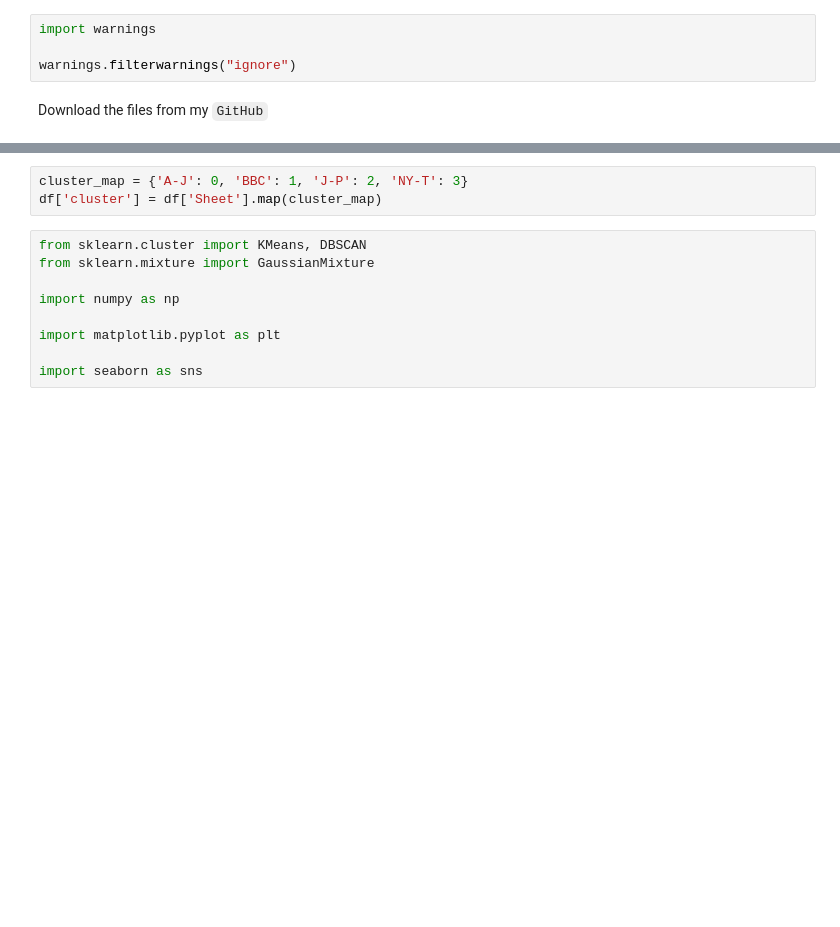
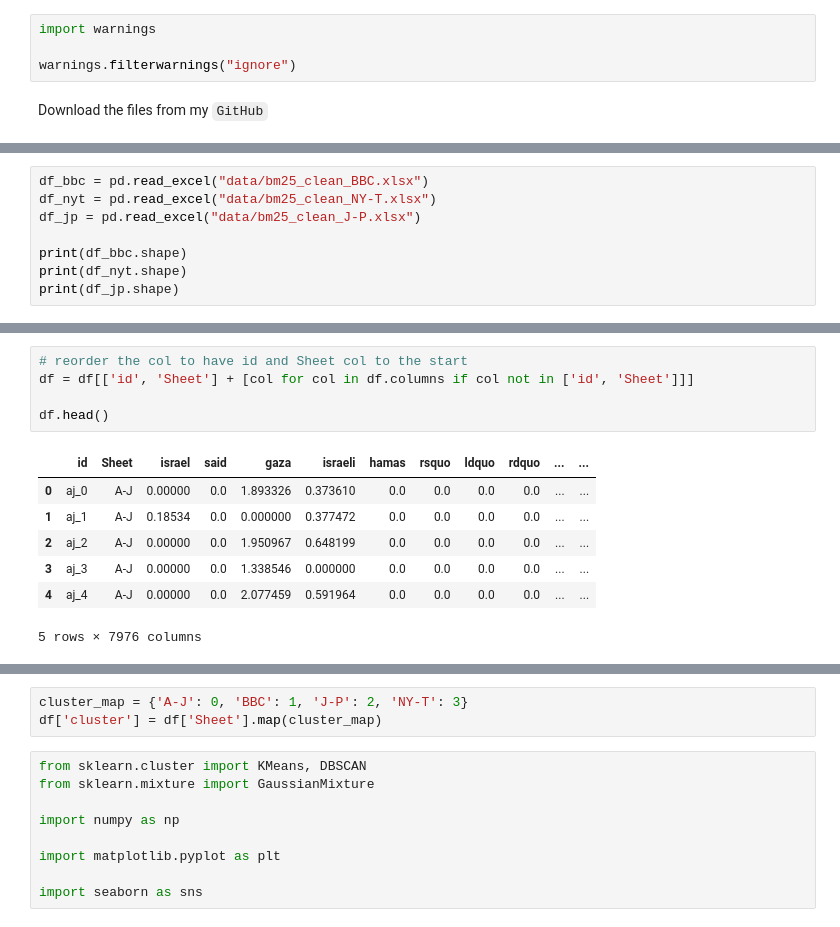
Before and after one commit to dattali18/IR_Assignments, a Jupyter notebook: Assignment.02/notebooks/IR_02_Clustering_TFIDF.ipynb, the cells around one changed output, grey strips where cells are left out. Cells and saved outputs as stored; diff of their text form; blank space fills up the shorter version.

```diff
--- a/Assignment.02/notebooks/IR_02_Clustering_TFIDF.ipynb
+++ b/Assignment.02/notebooks/IR_02_Clustering_TFIDF.ipynb
@@ -90,0 +104,8 @@ df.head()
+# %%
+df_bbc = pd.read_excel("data/bm25_clean_BBC.xlsx")
+df_nyt = pd.read_excel("data/bm25_clean_NY-T.xlsx")
+df_jp = pd.read_excel("data/bm25_clean_J-P.xlsx")
+
+print(df_bbc.shape)
+print(df_nyt.shape)
+print(df_jp.shape)
@@ -90,0 +156,13 @@ df.head()
+# %%
+# reorder the col to have id and Sheet col to the start
+df = df[['id', 'Sheet'] + [col for col in df.columns if col not in ['id', 'Sheet']]]
+
+df.head()
+# %% [output]
+|  | id | Sheet | israel | said | gaza | israeli | hamas | rsquo | ldquo | rdquo | ... | ... |
+| 0 | aj_0 | A-J | 0.00000 | 0.0 | 1.893326 | 0.373610 | 0.0 | 0.0 | 0.0 | 0.0 | ... | ... |
+| 1 | aj_1 | A-J | 0.18534 | 0.0 | 0.000000 | 0.377472 | 0.0 | 0.0 | 0.0 | 0.0 | ... | ... |
+| 2 | aj_2 | A-J | 0.00000 | 0.0 | 1.950967 | 0.648199 | 0.0 | 0.0 | 0.0 | 0.0 | ... | ... |
+| 3 | aj_3 | A-J | 0.00000 | 0.0 | 1.338546 | 0.000000 | 0.0 | 0.0 | 0.0 | 0.0 | ... | ... |
+| 4 | aj_4 | A-J | 0.00000 | 0.0 | 2.077459 | 0.591964 | 0.0 | 0.0 | 0.0 | 0.0 | ... | ... |
+5 rows × 7976 columns
```
Also changed, not shown: parts of 28 cells of this notebook.
